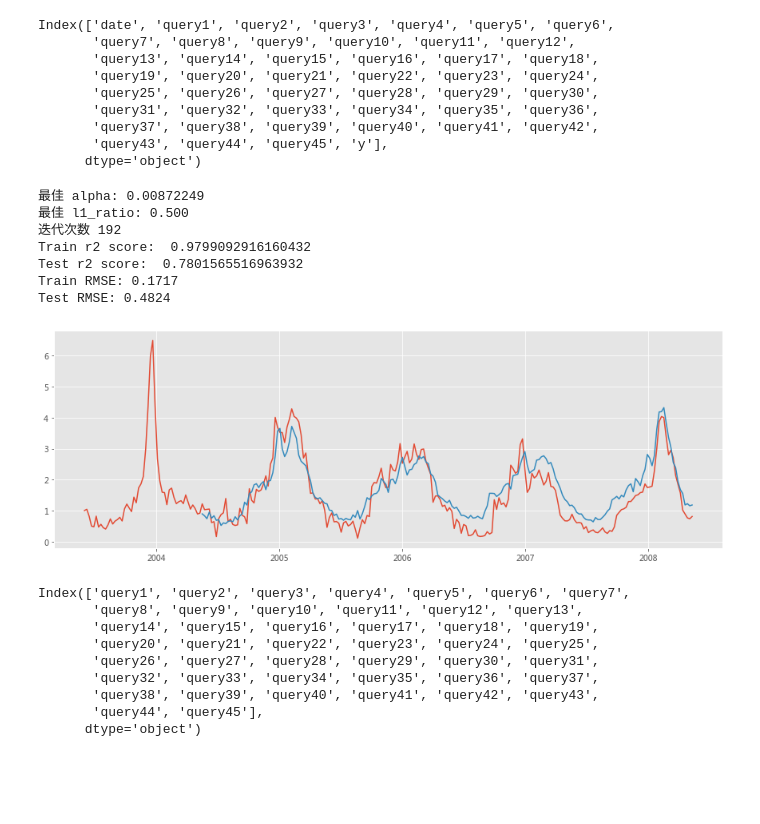
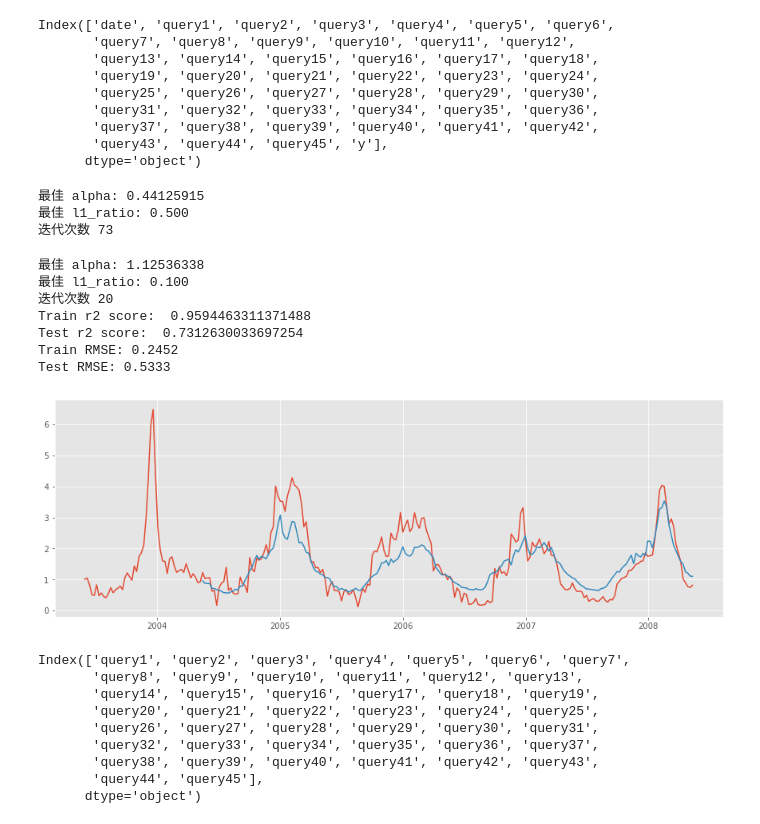
Before and after one commit to SocratesClub/machine-learning, a Jupyter notebook: homework/replicate_google_flu_study/google_flu_mid_atlantic.ipynb, the cells around one changed output. Cells and saved outputs as stored; diff of their text form; code cells hidden in the pictures; blank space fills up the shorter version.

```diff
--- a/homework/replicate_google_flu_study/google_flu_mid_atlantic.ipynb
+++ b/homework/replicate_google_flu_study/google_flu_mid_atlantic.ipynb
@@ -88,3 +90,29 @@ dat=dat.fillna(0)
+# %%
+X = dat.drop(['y', 'date', 'trend', 'winter',
+              'lag_1', 'lag_2', 'lag_3', 'lag_4', 'lag_5', 'lag_6', 'lag_7'], axis = 1)
+
+
+N = 50
+X_train = X.iloc[:N,]
+X_test = X.iloc[N:,]
+y_train = y[:N]
+y_test = y[N:]
+
+# 利用弹性网络
+from sklearn.model_selection import cross_val_score
+cv_model = ElasticNetCV(l1_ratio=0.5,  random_state=0)
+
+# 训练模型
+cv_model.fit(X_train, y_train)
+
+# 计算最佳迭代次数、alpha和ratio
+print('最佳 alpha: %.8f'%cv_model.alpha_)
+print('最佳 l1_ratio: %.3f'%cv_model.l1_ratio_)
+print('迭代次数 %d'%cv_model.n_iter_)
+# %% [output]
+最佳 alpha: 0.44125915
+最佳 l1_ratio: 0.500
+迭代次数 73
 # %%
 def train_the_model(X):
     N = 50
@@ -97,8 +125,8 @@ def train_the_model(X):
 
     # 利用弹性网络
     from sklearn.model_selection import cross_val_score
-    cv_model = ElasticNetCV(l1_ratio=0.5, eps=1e-3, n_alphas=200, fit_intercept=True,
-                            normalize=True, precompute='auto', max_iter=200, tol=0.006, cv=10,
+    cv_model = ElasticNetCV(l1_ratio=0.1, eps=1e-3, n_alphas=200, fit_intercept=True,
+                            precompute='auto', max_iter=500, tol=0.006, cv=10,
                             copy_X=True, verbose=0, n_jobs=-1, positive=False, random_state=0)
 
     # 训练模型
@@ -133,19 +161,19 @@ def train_the_model(X):
     plt.show()
 # %%
 # only search queries
-X = dat.drop(['y', 'date', 'trend','trend2', 'winter',
+X = dat.drop(['y', 'date', 'trend', 'winter',
               'lag_1', 'lag_2', 'lag_3', 'lag_4', 'lag_5', 'lag_6', 'lag_7'], axis = 1)
 
 train_the_model(X)
 # %% [output]
-最佳 alpha: 0.00872249
-最佳 l1_ratio: 0.500
-迭代次数 192
-Train r2 score:  0.9799092916160432
-Test r2 score:  0.7801565516963932
-Train RMSE: 0.1717
-Test RMSE: 0.4824
+最佳 alpha: 1.12536338
+最佳 l1_ratio: 0.100
+迭代次数 20
+Train r2 score:  0.9594463311371488
+Test r2 score:  0.7312630033697254
+Train RMSE: 0.2452
+Test RMSE: 0.5333
-[figure, old version]
+[figure, new version]
 # %%
 X.columns
 # %% [output]
```
Also changed, not shown: parts of 6 cells of this notebook, 2 other files.
